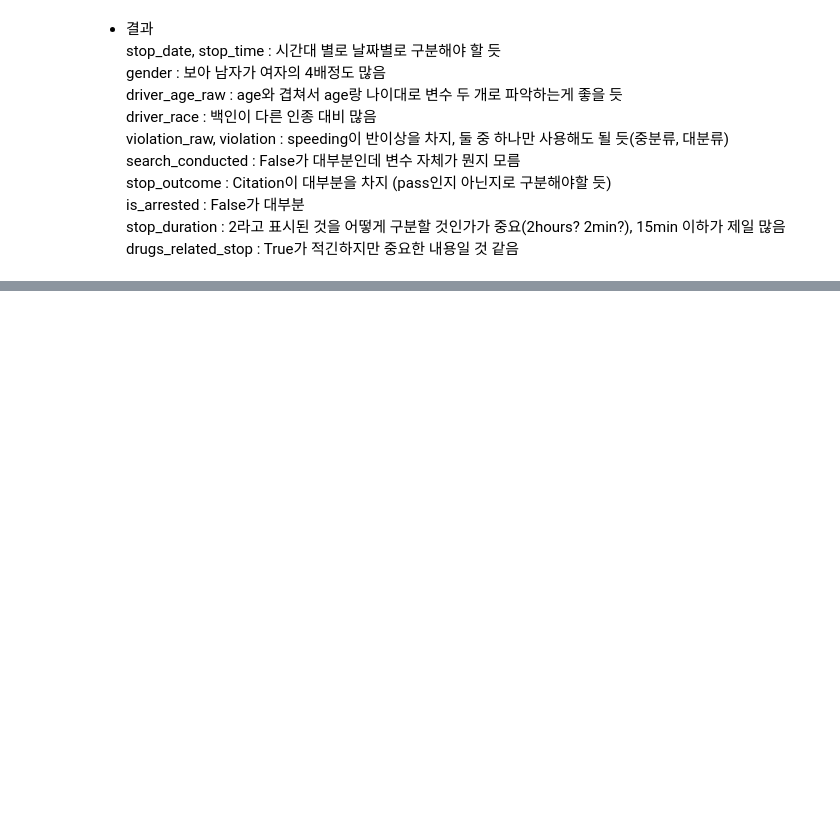
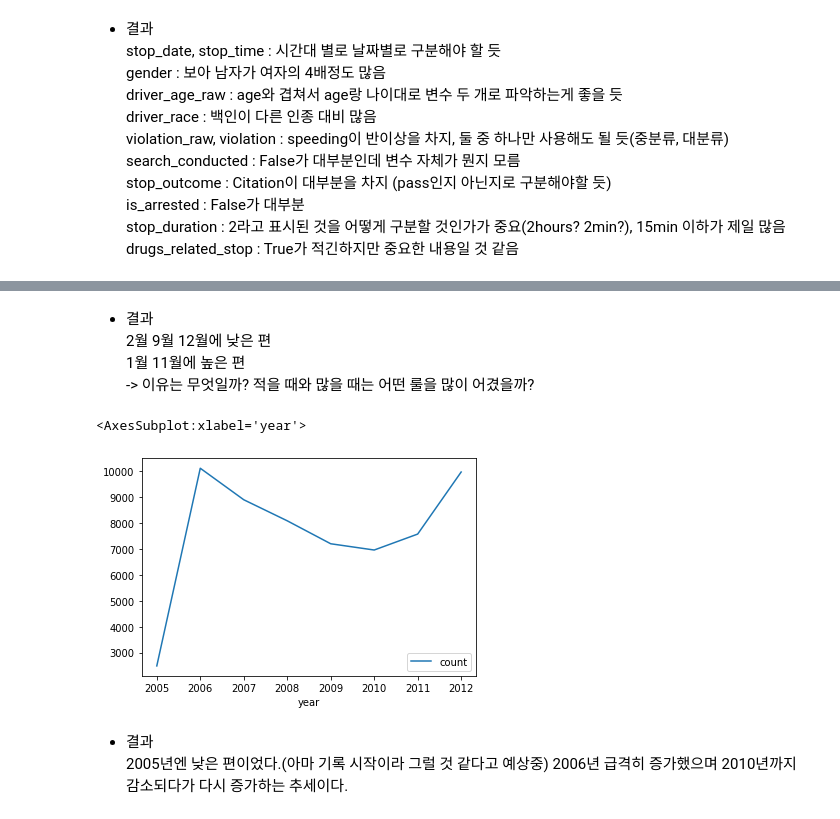
Before and after one commit to Jay-Jun123/DA_Project, a Jupyter notebook: Police/police.ipynb, the cells around one changed output, grey strips where cells are left out. Cells and saved outputs as stored; diff of their text form; code cells hidden in the pictures; blank space fills up the shorter version.

```diff
--- a/Police/police.ipynb
+++ b/Police/police.ipynb
@@ -285,0 +347,13 @@ drugs_related_stop : True가 적긴하지만 중요한 내용일 것 같음
+# %% [markdown]
+- 결과
+2월 9월 12월에 낮은 편
+1월 11월에 높은 편
+    -> 이유는 무엇일까? 적을 때와 많을 때는 어떤 룰을 많이 어겼을까?
+# %%
+stop_date_freq.groupby('year').sum().reset_index().plot('year','count')
+# %% [output]
+<AxesSubplot:xlabel='year'>
+[figure, added]
+# %% [markdown]
+- 결과
+2005년엔 낮은 편이었다.(아마 기록 시작이라 그럴 것 같다고 예상중) 2006년 급격히 증가했으며 2010년까지 감소되다가 다시 증가하는 추세이다.
```
Also changed, not shown: parts of 9 cells of this notebook.
